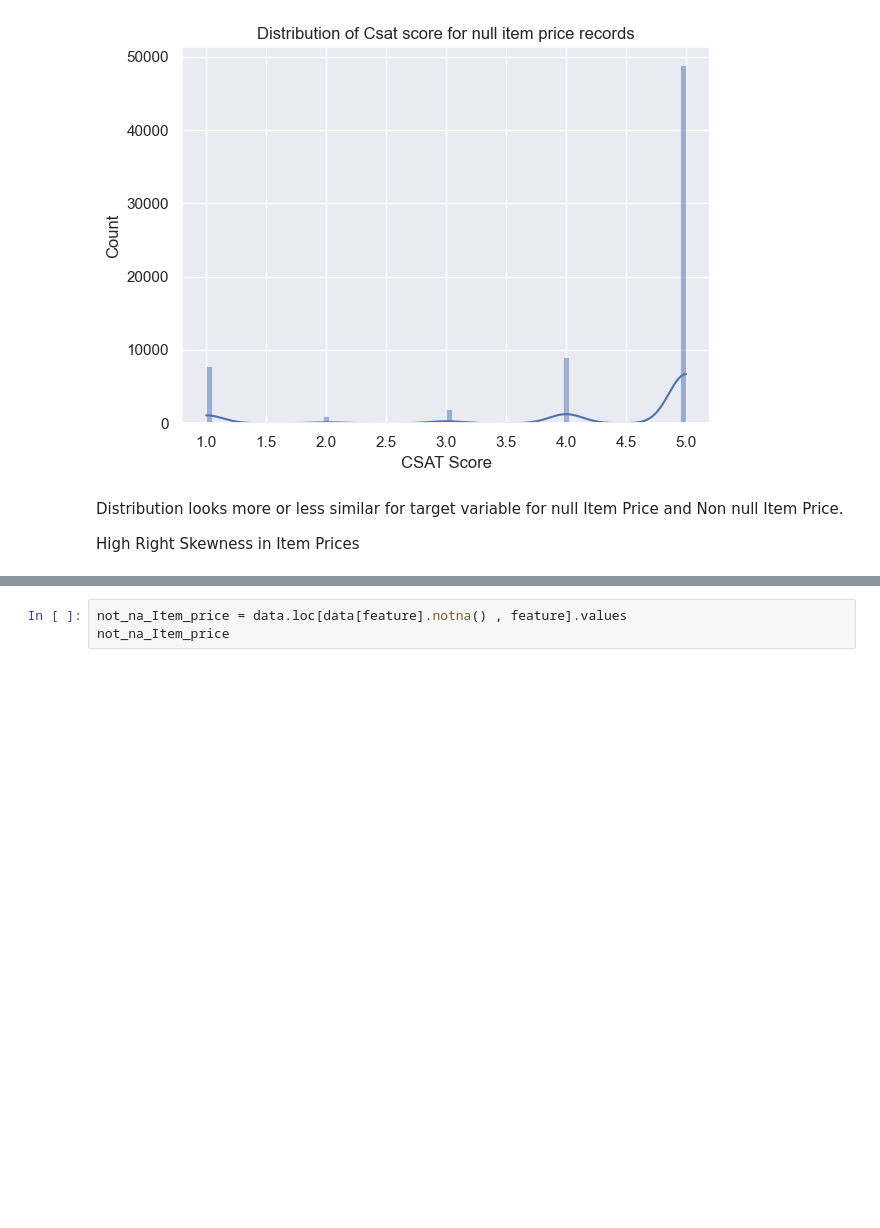
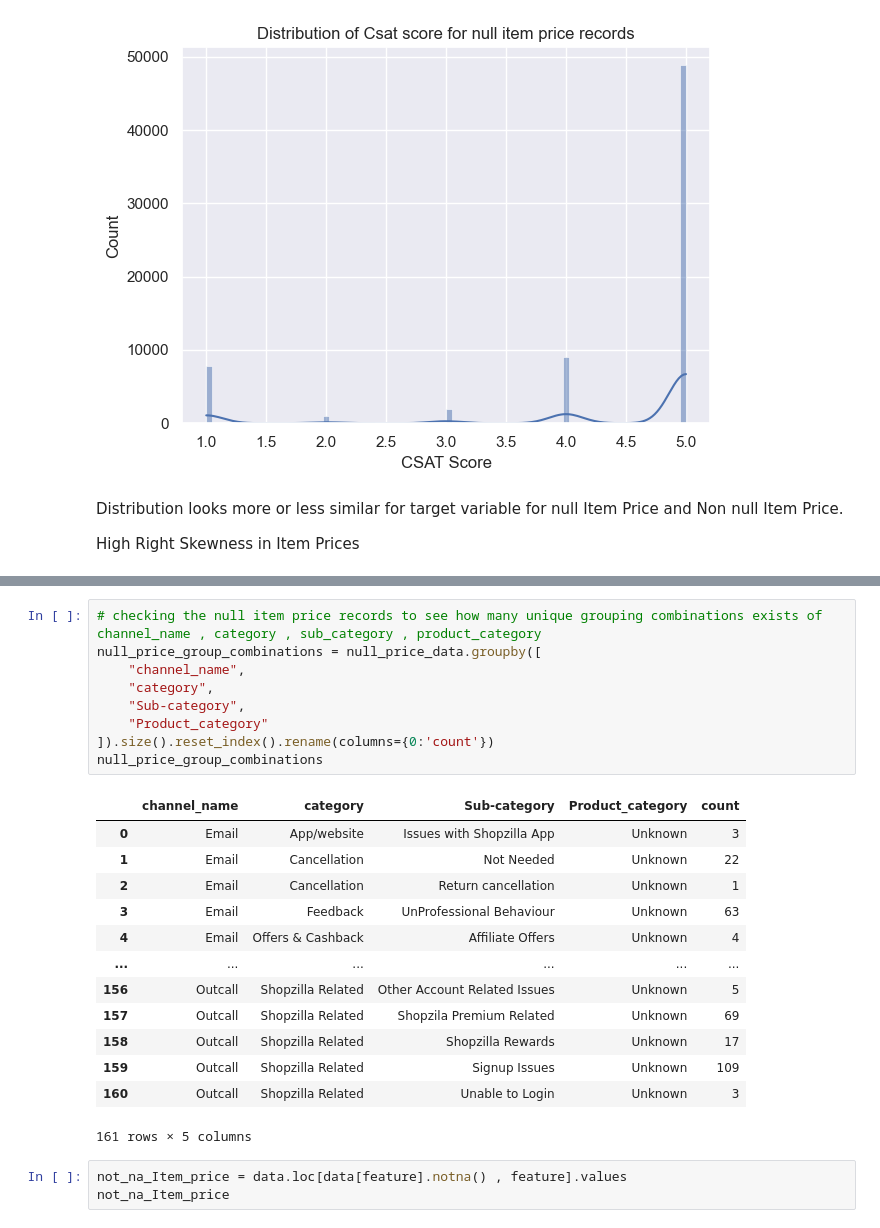
Before and after one commit to AnkurBhatt07/Customer-Satisfaction-Score-Prediction-using-ML-DL, a Jupyter notebook: notebooks/data_analysis1.ipynb, the cells around one changed output, grey strips where cells are left out. Saved outputs shown, nothing was run; the diff lists cells and outputs as text; blank space fills up the shorter version.

```diff
--- a/notebooks/data_analysis1.ipynb
+++ b/notebooks/data_analysis1.ipynb
@@ -926,3 +1102,26 @@ High Right Skewness in Item Prices
+# %%
+# checking the null item price records to see how many unique grouping combinations exists of channel_name , category , sub_category , product_category
+null_price_group_combinations = null_price_data.groupby([
+    "channel_name",
+    "category",
+    "Sub-category",
+    "Product_category"
+]).size().reset_index().rename(columns={0:'count'})
+null_price_group_combinations
+# %% [output]
+|  | channel_name | category | Sub-category | Product_category | count |
+| 0 | Email | App/website | Issues with Shopzilla App | Unknown | 3 |
+| 1 | Email | Cancellation | Not Needed | Unknown | 22 |
+| 2 | Email | Cancellation | Return cancellation | Unknown | 1 |
+| 3 | Email | Feedback | UnProfessional Behaviour | Unknown | 63 |
+| 4 | Email | Offers & Cashback | Affiliate Offers | Unknown | 4 |
+| ... | ... | ... | ... | ... | ... |
+| 156 | Outcall | Shopzilla Related | Other Account Related Issues | Unknown | 5 |
+| 157 | Outcall | Shopzilla Related | Shopzila Premium Related | Unknown | 69 |
+| 158 | Outcall | Shopzilla Related | Shopzilla Rewards | Unknown | 17 |
+| 159 | Outcall | Shopzilla Related | Signup Issues | Unknown | 109 |
+| 160 | Outcall | Shopzilla Related | Unable to Login | Unknown | 3 |
+161 rows × 5 columns
 # %%
 not_na_Item_price = data.loc[data[feature].notna() , feature].values
 not_na_Item_price
```
Also changed, not shown: parts of 11 cells of this notebook, 3 other files.
